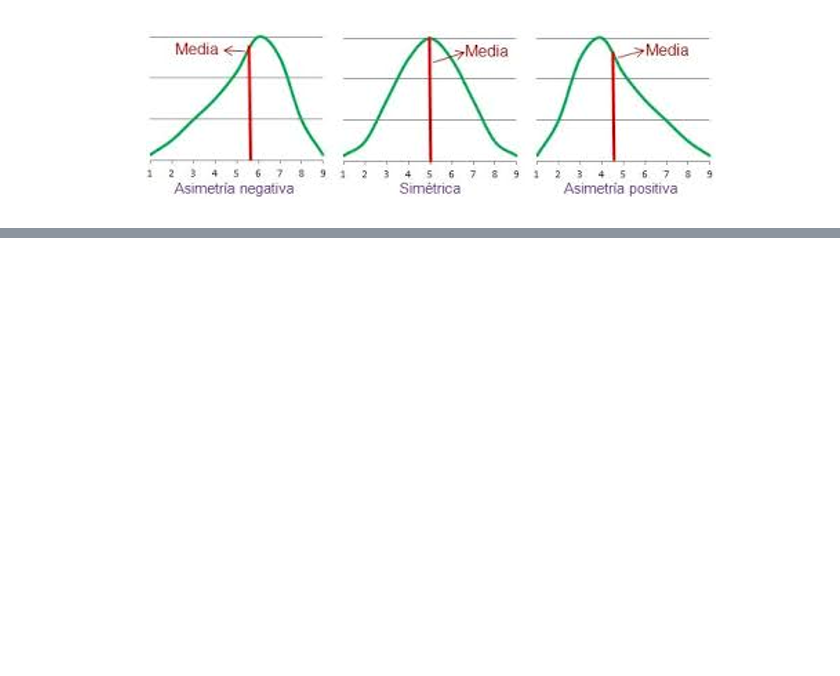
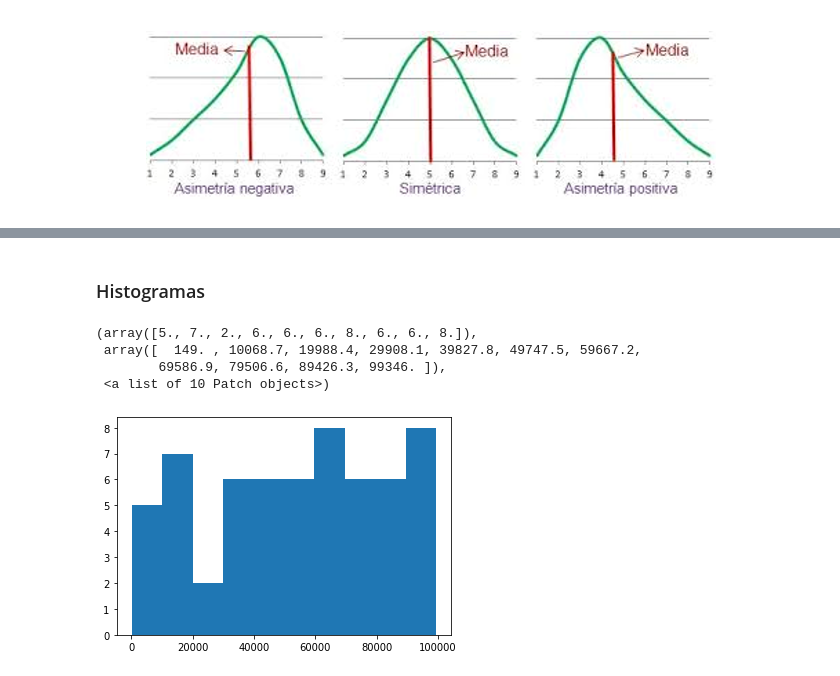
Before and after one commit to Zell0ss/machine_learning, a Jupyter notebook: Notebooks/T2 - 5 1 Medidas básicas de la estadística descriptiva.ipynb, the cells around one changed output, grey strips where cells are left out. Drawn from its saved outputs; the diff is of its cells as text; code cells hidden in the pictures; blank space fills up the shorter version.

```diff
--- a/Notebooks/T2 - 5 1 Medidas básicas de la estadística descriptiva.ipynb
+++ b/Notebooks/T2 - 5 1 Medidas básicas de la estadística descriptiva.ipynb
@@ -86,0 +113,11 @@ Image(filename="./asimetria.png")
+# %% [markdown]
+### Histogramas
+# %%
+import matplotlib.pyplot as plt
+plt.hist(A)
+# %% [output]
+(array([5., 7., 2., 6., 6., 6., 8., 6., 6., 8.]),
+ array([  149. , 10068.7, 19988.4, 29908.1, 39827.8, 49747.5, 59667.2,
+        69586.9, 79506.6, 89426.3, 99346. ]),
+ <a list of 10 Patch objects>)
+[figure, added]
```
Also changed, not shown: parts of 6 cells of this notebook.
